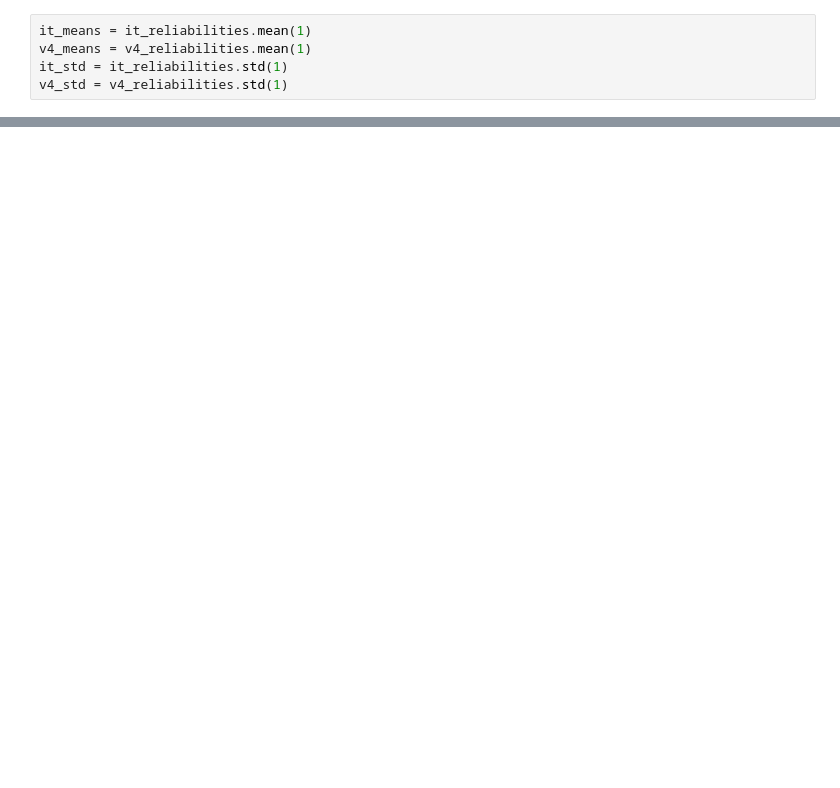
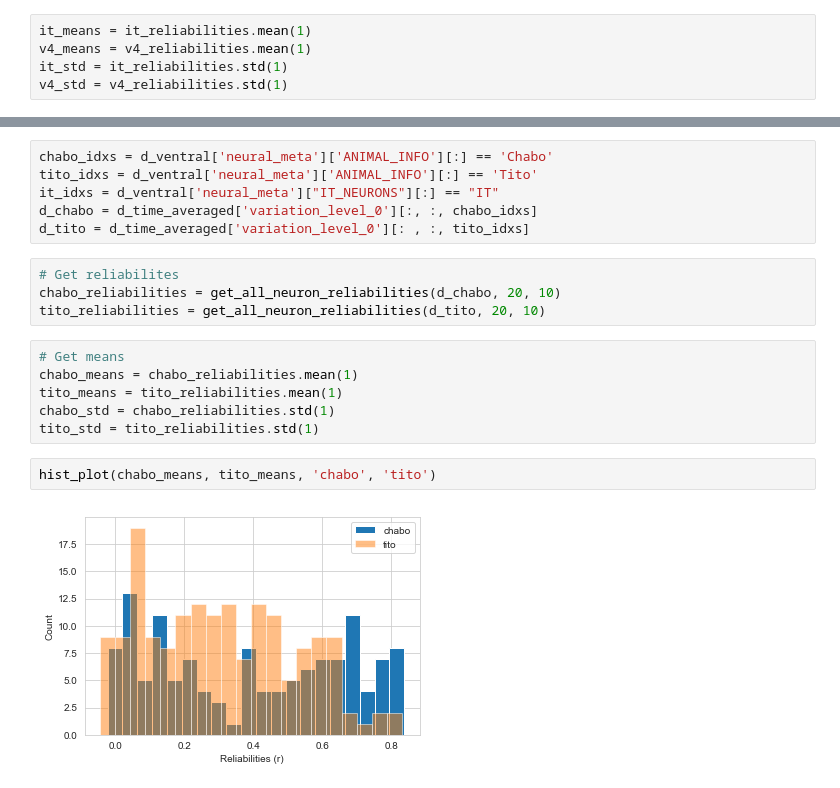
Before and after one commit to benpeloquin7/psych253, a Jupyter notebook: HW/hw1.ipynb, the cells around one changed output, grey strips where cells are left out. Cells and saved outputs as stored; diff of their text form; blank space fills up the shorter version.

```diff
--- a/HW/hw1.ipynb
+++ b/HW/hw1.ipynb
@@ -195,0 +223,20 @@ Ttest_indResult(statistic=1.7495727787055197, pvalue=0.08123543114962795)
+# %%
+chabo_idxs = d_ventral['neural_meta']['ANIMAL_INFO'][:] == 'Chabo'
+tito_idxs = d_ventral['neural_meta']['ANIMAL_INFO'][:] == 'Tito'
+it_idxs = d_ventral['neural_meta']["IT_NEURONS"][:] == "IT"
+d_chabo = d_time_averaged['variation_level_0'][:, :, chabo_idxs]
+d_tito = d_time_averaged['variation_level_0'][: , :, tito_idxs]
+# %%
+# Get reliabilites
+chabo_reliabilities = get_all_neuron_reliabilities(d_chabo, 20, 10)
+tito_reliabilities = get_all_neuron_reliabilities(d_tito, 20, 10)
+# %%
+# Get means
+chabo_means = chabo_reliabilities.mean(1)
+tito_means = tito_reliabilities.mean(1)
+chabo_std = chabo_reliabilities.std(1)
+tito_std = tito_reliabilities.std(1)
+# %%
+hist_plot(chabo_means, tito_means, 'chabo', 'tito')
+# %% [output]
+[figure, added]
```
Also changed, not shown: parts of 36 cells of this notebook.
